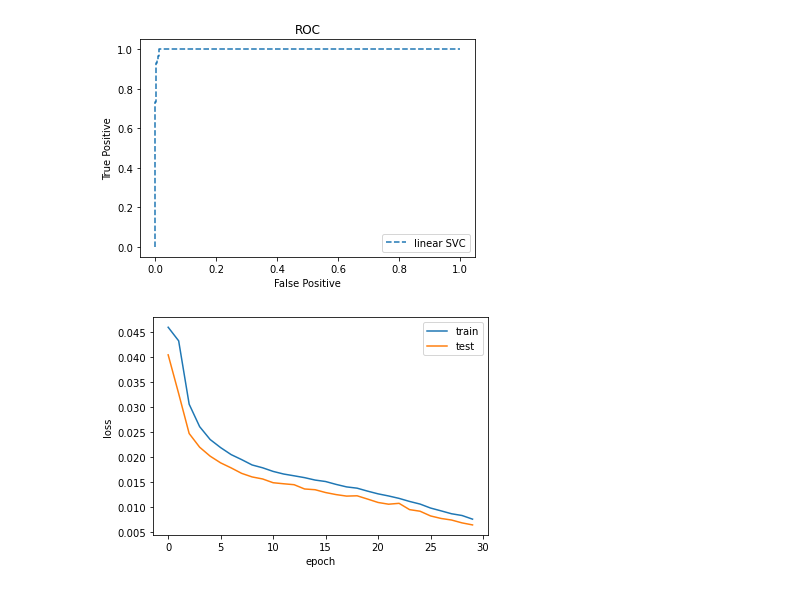
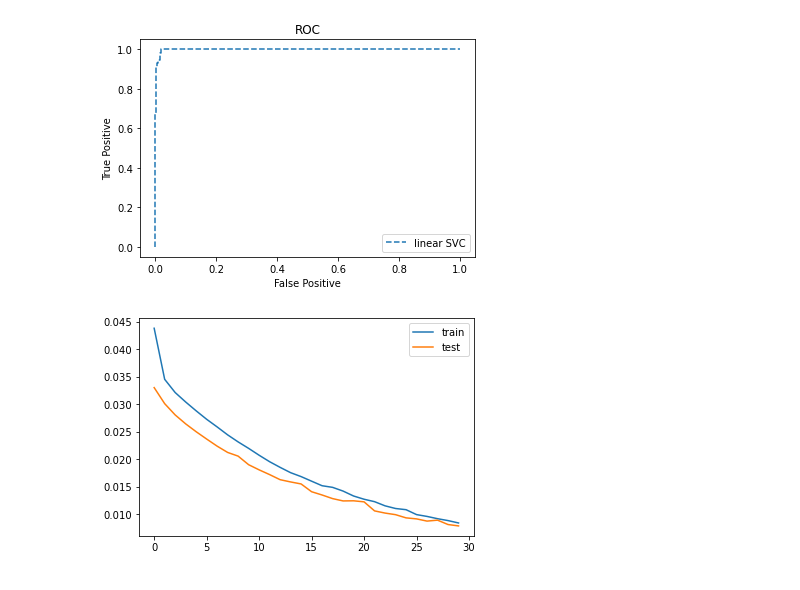
Before and after one commit to Abdullah3010/ML_Project60, a Jupyter notebook: Tabular/ANN/Tabular ANN.ipynb, the cells around one changed output. Drawn from its saved outputs; the diff is of its cells as text; code cells hidden in the pictures.

```diff
--- a/Tabular/ANN/Tabular ANN.ipynb
+++ b/Tabular/ANN/Tabular ANN.ipynb
@@ -119,6 +120,6 @@ model.add(Dense(1,activation='relu'))
 # %%
 model.compile(loss='mse',optimizer='adam',metrics=["accuracy"])
 checkpoint=keras.callbacks.ModelCheckpoint(filepath='weights.h5',verbose=1,save_best_only=True)
-history=model.fit(X_train[:25000,:],y_train[:25000] , epochs=30,batch_size=500,verbose=0,validation_split=0.2)
+history=model.fit(X_train[:25000,:],y_train[:25000] , epochs=30,batch_size=500,verbose=0,validation_split=0.2,callbacks=[checkpoint])
 model.summary()
 # %% [output]
@@ -161,9 +164,7 @@ plt.show()
 # %%
 plt.plot(history.history['loss'])
 plt.plot(history.history['val_loss'])
-plt.ylabel('loss')
-plt.xlabel('epoch')
 plt.legend(['train','test'],loc='upper right')
 plt.show()
 # %% [output]
-[figure, old version]
+[figure, new version]
```
Also changed, not shown: parts of 6 cells of this notebook, 3 other files.
